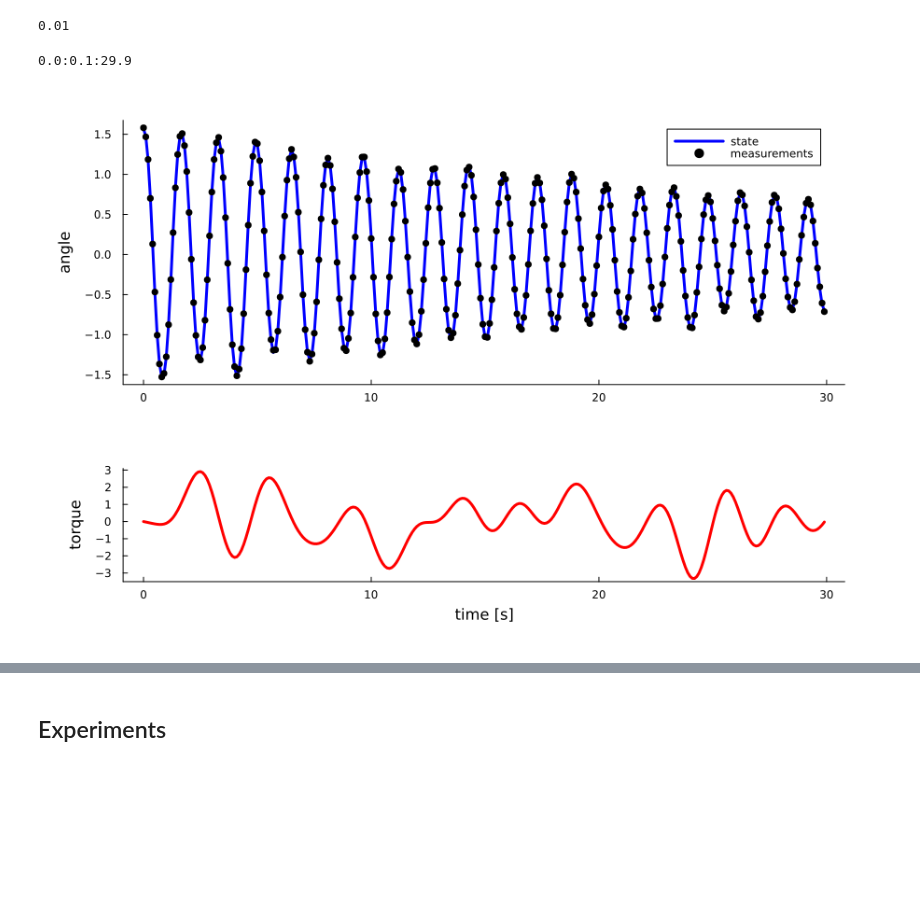
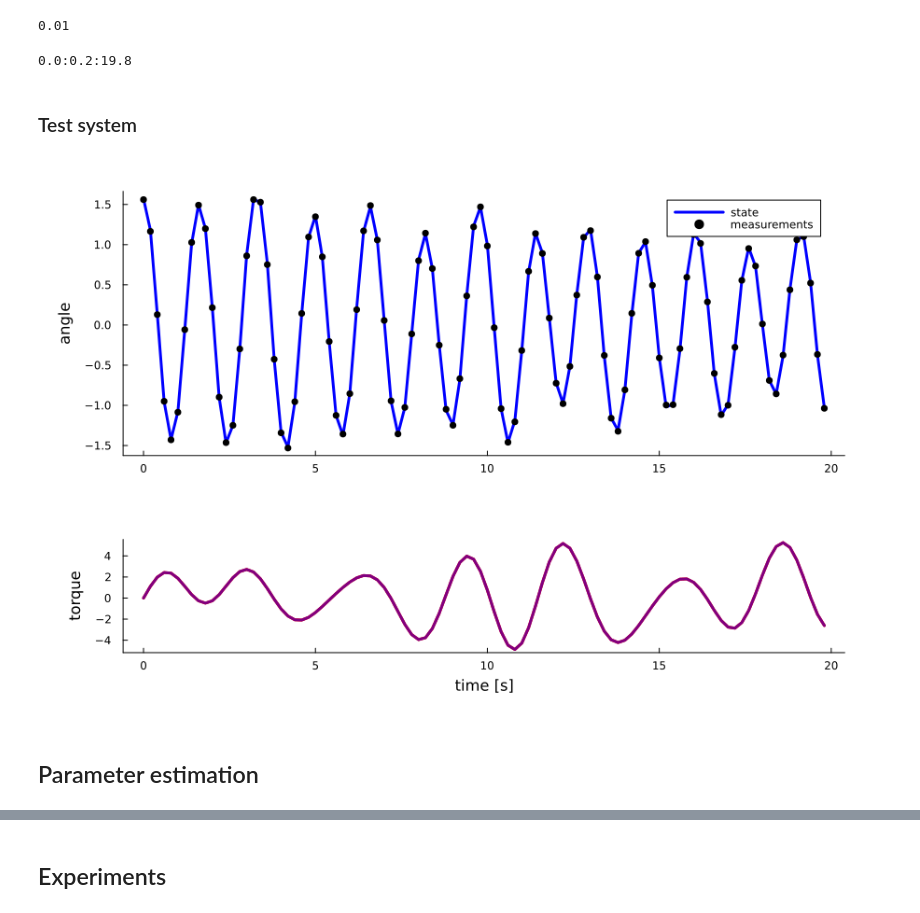
Before and after one commit to wmkouw/narx-efe, a Jupyter notebook: pendulum/NARX-EFE SPendulum.ipynb, the cells around one changed output, grey strips where cells are left out. Drawn from its saved outputs; the diff is of its cells as text; code cells hidden in the pictures; blank space fills up the shorter version.

```diff
--- a/pendulum/NARX-EFE SPendulum.ipynb
+++ b/pendulum/NARX-EFE SPendulum.ipynb
@@ -32,19 +33,23 @@ sys_mnoise_sd = 1e-2
 # %% [output]
 0.01
 # %%
-N = 300
-Δt = 0.1
+N = 100
+Δt = 0.2
 tsteps = range(0.0, step=Δt, length=N)
 # %% [output]
-0.0:0.1:29.9
+0.0:0.2:19.8
 # %%
 # Inputs
+u_lims = (-10., 10.)./Δt
 A  = rand(10)*200 .- 100
 Ω  = rand(10)*3
-controls = mean([A[i]*sin.(Ω[i].*tsteps) for i = 1:10]) ./ 10;
+controls = clamp.(mean([A[i]*sin.(Ω[i].*tsteps) for i = 1:10]) ./ 5, -10., 10.);
+# %% [markdown]
+### Test system
 # %%
 init_state = [π/2, 0.0]
 pendulum = SPendulum(init_state = init_state,
+                     torque_lims = u_lims,
                      mass = sys_mass,
                      length = sys_length,
                      damping = sys_damping,
@@ -53,18 +58,23 @@ pendulum = SPendulum(init_state = init_state,
 
 states = zeros(2,N)
 observations = zeros(N)
+torques = zeros(N)
 
 for k in 1:N
     states[:,k] = pendulum.state
     observations[k] = pendulum.sensor
     step!(pendulum, controls[k])
+    torques[k] = pendulum.torque
 end
 # %%
 p1 = plot(ylabel="angle")
 plot!(tsteps, states[1,:], color="blue", label="state")
 scatter!(tsteps, observations, color="black", label="measurements")
 p2 = plot(xlabel="time [s]", ylabel="torque")
 plot!(tsteps, controls[:], color="red")
+plot!(tsteps, torques[:], color="purple")
 plot(p1,p2, layout=grid(2,1, heights=[0.7, 0.3]), size=(900,600))
 # %% [output]
-[figure, old version]
+[figure, new version]
+# %% [markdown]
+## Parameter estimation
```
Also changed, not shown: parts of 42 cells of this notebook.
